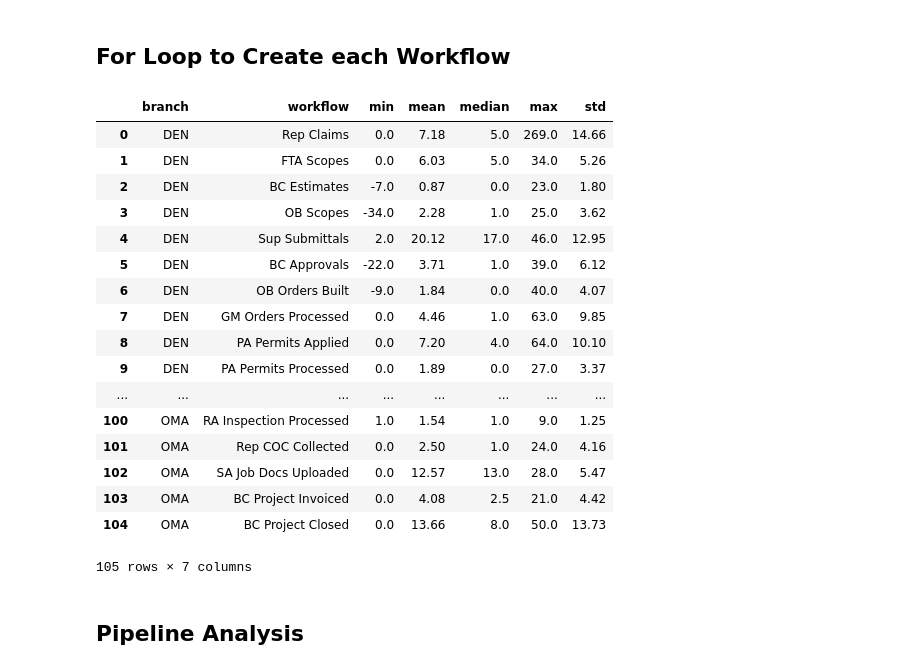
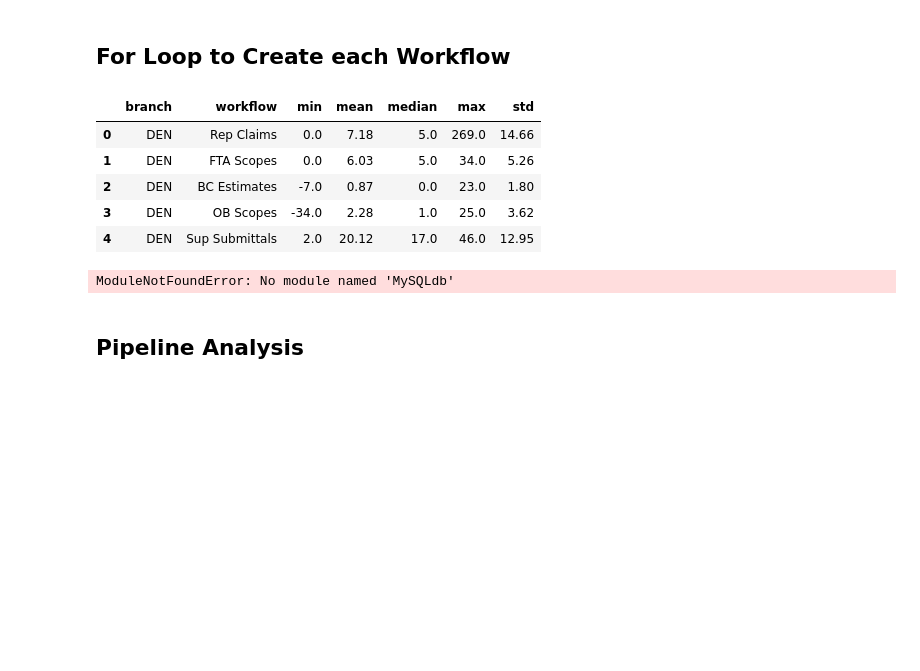
Before and after one commit to ChrisBen191/workflow_project, a Jupyter notebook: branch_clustering.ipynb, the cells around one changed output. Cells and saved outputs as stored; diff of their text form; code cells hidden in the pictures; blank space fills up the shorter version.

Commit message:
trying to connect to SQLalchemy

```diff
--- a/branch_clustering.ipynb
+++ b/branch_clustering.ipynb
@@ -558,46 +559,43 @@ workflow_aggregrate_list = []
 
 
 # looping over every workflow...
 for branch in branch_list:
     #...in every branch
     for workflow in workflow_list:
 
         # creating an empty df to add the 'workflow_aggregrate_list'
         workflow_analysis_df = pd.DataFrame()
 
         # creating an 'branch workflow' instance for each workflow, in each branch
         workflow_analysis = Branch_Workflow(branch, workflow)
 
         # running the 'workflow analysis' function for each workflow, in each branch
         aggegrates = workflow_analysis.workflow_analysis_data()
 
         # storing the 'aggregate' in the 'workflow_aggregrate_list'
         workflow_aggregrate_list.append(aggegrates)
 
 # creating a dataframe from the 'workflow_aggregrate_list' and then reorganized the columns
 workflow_aggregrate_df = pd.DataFrame.from_dict(workflow_aggregrate_list)
 workflow_aggregrate_df = workflow_aggregrate_df[['branch', 'workflow', 'min', 'mean', 'median', 'max', 'std']]
 
-workflow_aggregrate_df
+workflow_aggregrate_df.head()
 # %% [output]
 |  | branch | workflow | min | mean | median | max | std |
 | 0 | DEN | Rep Claims | 0.0 | 7.18 | 5.0 | 269.0 | 14.66 |
 | 1 | DEN | FTA Scopes | 0.0 | 6.03 | 5.0 | 34.0 | 5.26 |
 | 2 | DEN | BC Estimates | -7.0 | 0.87 | 0.0 | 23.0 | 1.80 |
 | 3 | DEN | OB Scopes | -34.0 | 2.28 | 1.0 | 25.0 | 3.62 |
 | 4 | DEN | Sup Submittals | 2.0 | 20.12 | 17.0 | 46.0 | 12.95 |
-| 5 | DEN | BC Approvals | -22.0 | 3.71 | 1.0 | 39.0 | 6.12 |
-| 6 | DEN | OB Orders Built | -9.0 | 1.84 | 0.0 | 40.0 | 4.07 |
-| 7 | DEN | GM Orders Processed | 0.0 | 4.46 | 1.0 | 63.0 | 9.85 |
-| 8 | DEN | PA Permits Applied | 0.0 | 7.20 | 4.0 | 64.0 | 10.10 |
-| 9 | DEN | PA Permits Processed | 0.0 | 1.89 | 0.0 | 27.0 | 3.37 |
-| ... | ... | ... | ... | ... | ... | ... | ... |
-| 100 | OMA | RA Inspection Processed | 1.0 | 1.54 | 1.0 | 9.0 | 1.25 |
-| 101 | OMA | Rep COC Collected | 0.0 | 2.50 | 1.0 | 24.0 | 4.16 |
-| 102 | OMA | SA Job Docs Uploaded | 0.0 | 12.57 | 13.0 | 28.0 | 5.47 |
-| 103 | OMA | BC Project Invoiced | 0.0 | 4.08 | 2.5 | 21.0 | 4.42 |
-| 104 | OMA | BC Project Closed | 0.0 | 13.66 | 8.0 | 50.0 | 13.73 |
-105 rows × 7 columns
+# %%
+from sqlalchemy import create_engine
+
+
+engine = create_engine(f"mysql+mysqldb://root:{config.password}@localhost/{config.database}")
+
+workflow_aggregrate_df.to_sql(name='aggregrate_table',con=engine, if_exists='replace')
+# %% [output]
+ModuleNotFoundError: No module named 'MySQLdb'
 # %% [markdown]
 ## Pipeline Analysis
 # %%
```
Also changed, not shown: parts of 1 cell of this notebook.
